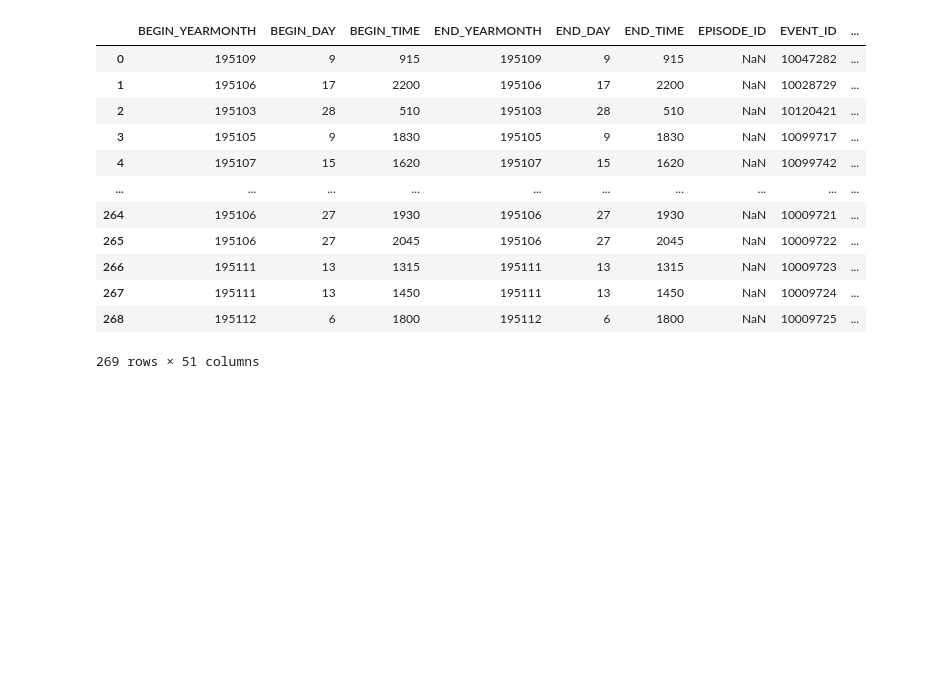
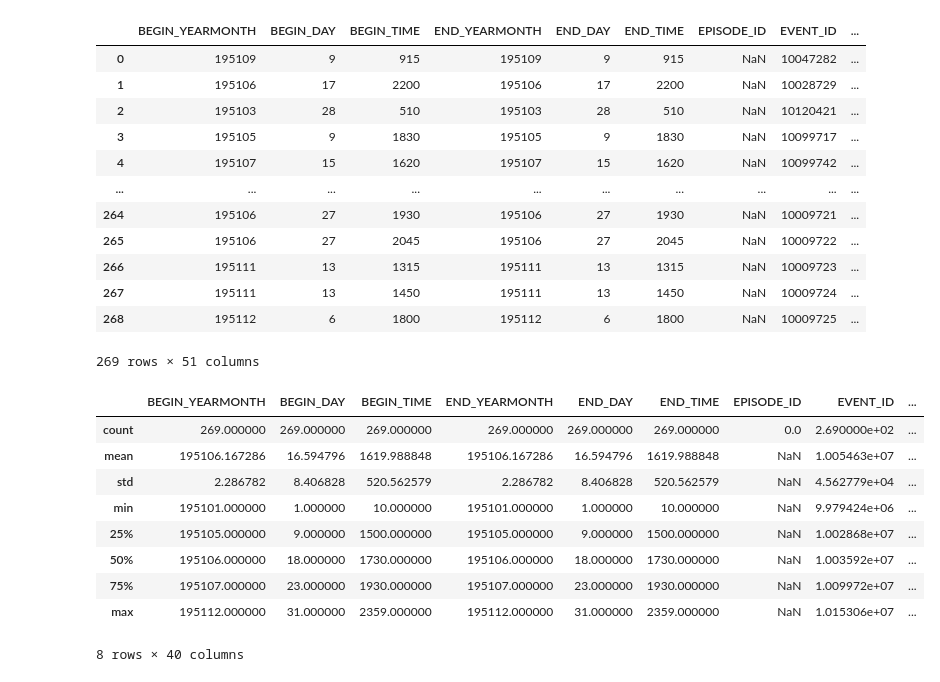
Before and after one commit to jcotass1/2022_ML_EES, a Jupyter notebook: ML_project.ipynb, the cells around one changed output. Drawn from its saved outputs; the diff is of its cells as text; code cells hidden in the pictures; blank space fills up the shorter version.

```diff
--- a/ML_project.ipynb
+++ b/ML_project.ipynb
@@ -103,6 +103,19 @@ df
 | 267 | 195111 | 13 | 1450 | 195111 | 13 | 1450 | NaN | 10009724 | ... |
 | 268 | 195112 | 6 | 1800 | 195112 | 6 | 1800 | NaN | 10009725 | ... |
 269 rows × 51 columns
+# %%
+df.describe()
+# %% [output]
+|  | BEGIN_YEARMONTH | BEGIN_DAY | BEGIN_TIME | END_YEARMONTH | END_DAY | END_TIME | EPISODE_ID | EVENT_ID | ... |
+| count | 269.000000 | 269.000000 | 269.000000 | 269.000000 | 269.000000 | 269.000000 | 0.0 | 2.690000e+02 | ... |
+| mean | 195106.167286 | 16.594796 | 1619.988848 | 195106.167286 | 16.594796 | 1619.988848 | NaN | 1.005463e+07 | ... |
+| std | 2.286782 | 8.406828 | 520.562579 | 2.286782 | 8.406828 | 520.562579 | NaN | 4.562779e+04 | ... |
+| min | 195101.000000 | 1.000000 | 10.000000 | 195101.000000 | 1.000000 | 10.000000 | NaN | 9.979424e+06 | ... |
+| 25% | 195105.000000 | 9.000000 | 1500.000000 | 195105.000000 | 9.000000 | 1500.000000 | NaN | 1.002868e+07 | ... |
+| 50% | 195106.000000 | 18.000000 | 1730.000000 | 195106.000000 | 18.000000 | 1730.000000 | NaN | 1.003592e+07 | ... |
+| 75% | 195107.000000 | 23.000000 | 1930.000000 | 195107.000000 | 23.000000 | 1930.000000 | NaN | 1.009972e+07 | ... |
+| max | 195112.000000 | 31.000000 | 2359.000000 | 195112.000000 | 31.000000 | 2359.000000 | NaN | 1.015306e+07 | ... |
+8 rows × 40 columns
 # %%
 from sklearn.cluster import KMeans, DBSCAN
 # %%
```
Also changed, not shown: parts of 6 cells of this notebook.
